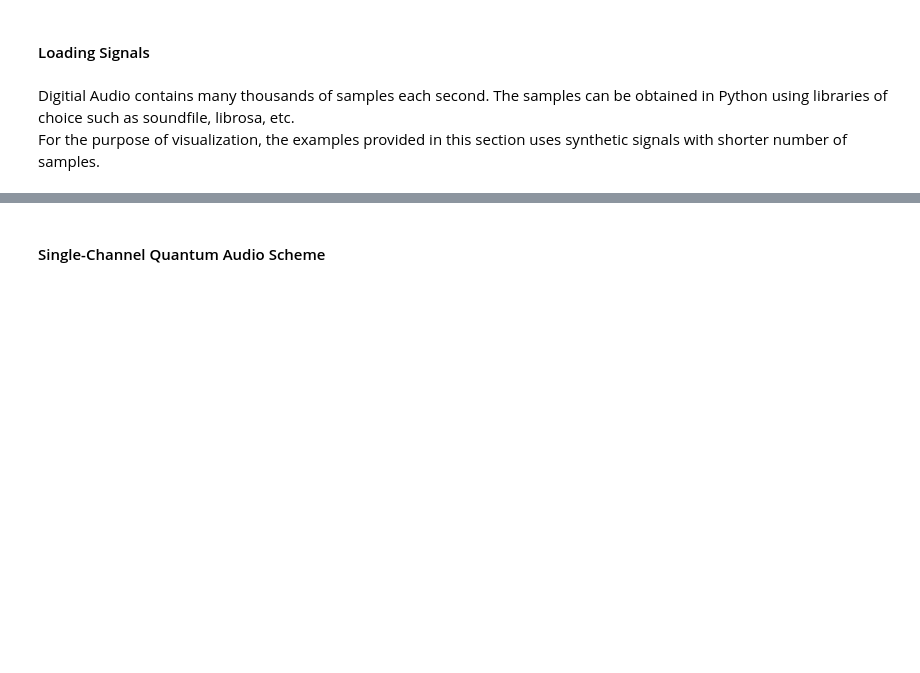
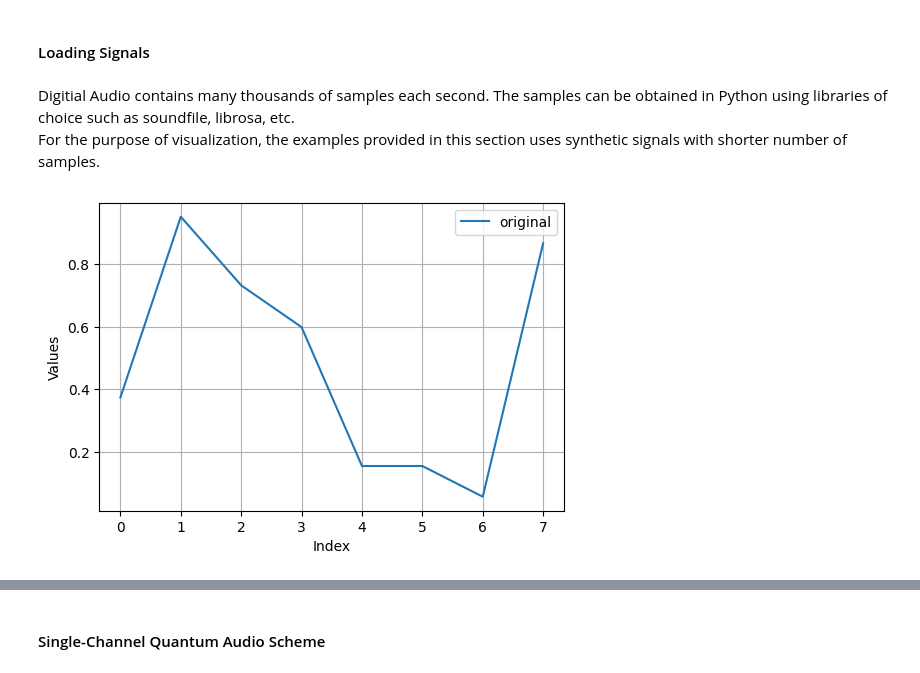
Before and after one commit to moth-quantum/quantum-audio, a Jupyter notebook: DEMO.ipynb, the cells around one changed output, grey strips where cells are left out. Drawn from its saved outputs; the diff is of its cells as text; code cells hidden in the pictures; blank space fills up the shorter version.

```diff
--- a/DEMO.ipynb
+++ b/DEMO.ipynb
@@ -51,3 +51,5 @@ stereo_signal = quantumaudio.utils.simulate_data(2,8)
 # %%
-#plot(signal)
+plot(signal)
+# %% [output]
+[figure, added]
 # %%
```
Also changed, not shown: parts of 7 cells of this notebook.
